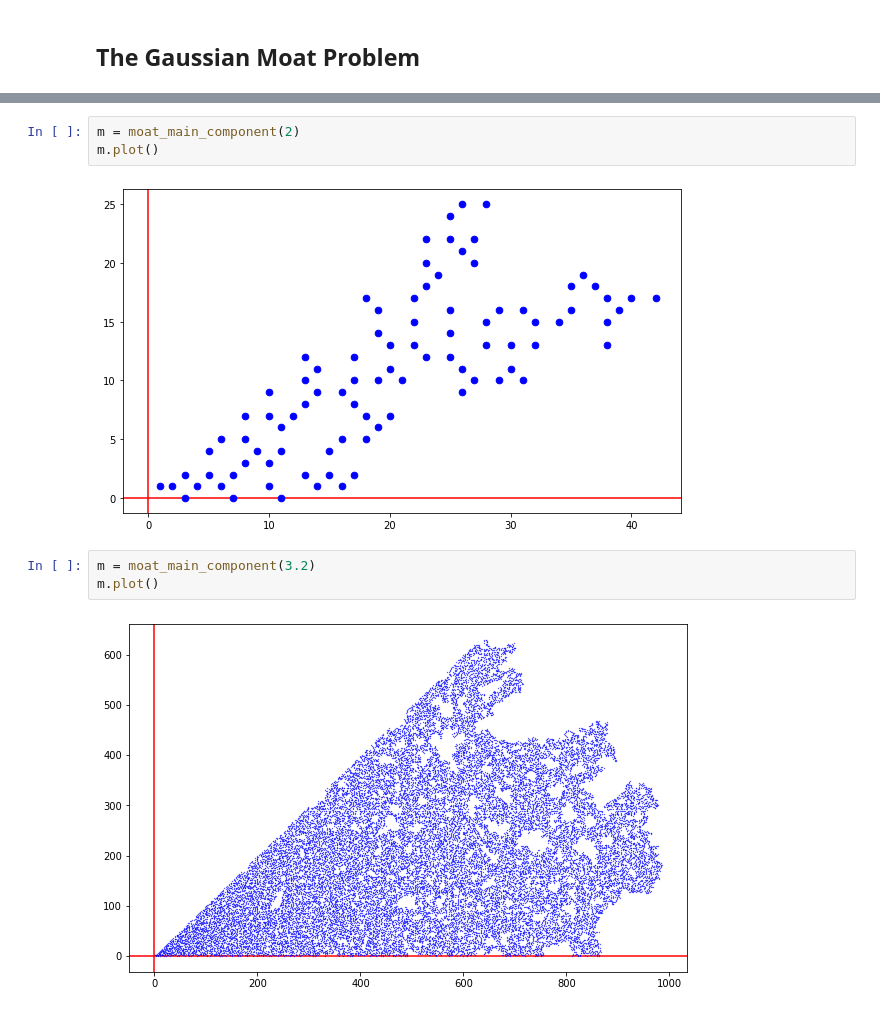
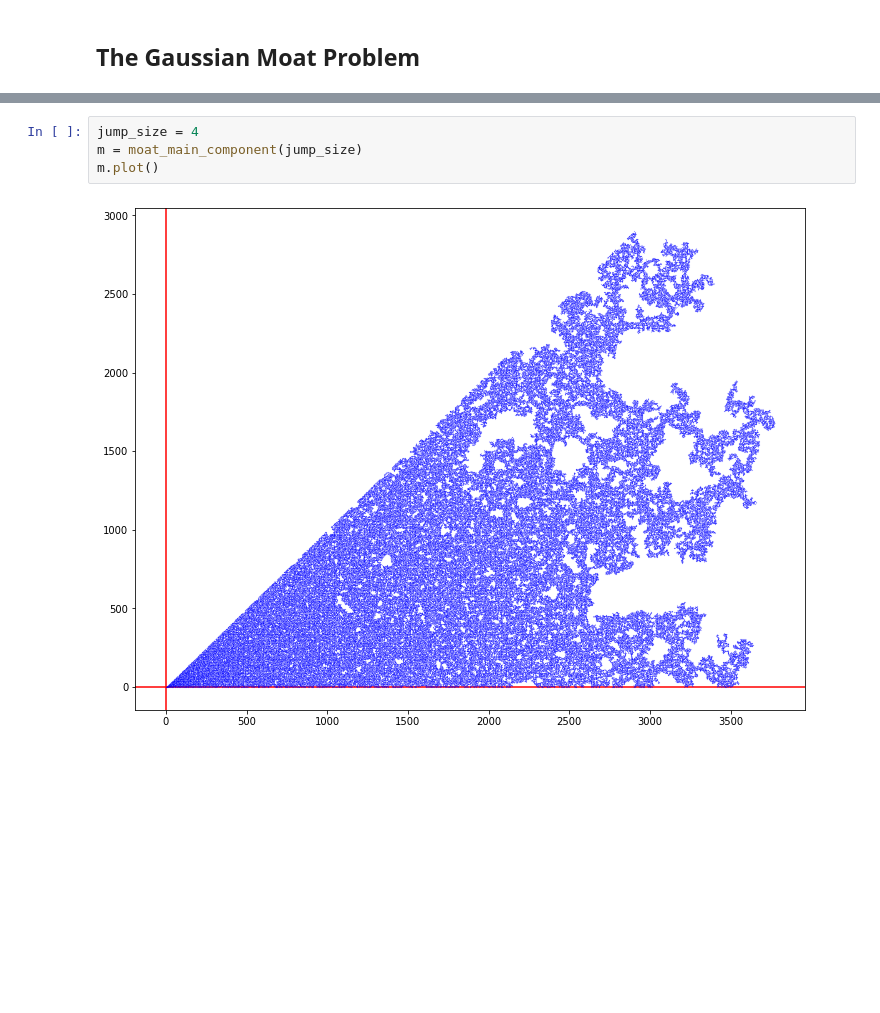
Before and after one commit to zebengberg/gaussian-integer-sieve, a Jupyter notebook: python/examples.ipynb, the cells around one changed output, grey strips where cells are left out. Saved outputs shown, nothing was run; the diff lists cells and outputs as text; blank space fills up the shorter version.

```diff
--- a/python/examples.ipynb
+++ b/python/examples.ipynb
@@ -183,10 +205,6 @@ Below we show several functions to explore the Gaussian prime graph with a speci
 # %%
-m = moat_main_component(2)
+jump_size = 4
+m = moat_main_component(jump_size)
 m.plot()
 # %% [output]
-[figure, old version]
+[figure, new version]
-# %%
-m = moat_main_component(3.2)
-m.plot()
-# %% [output]
-[figure, removed]
```
Also changed, not shown: parts of 38 cells of this notebook.
